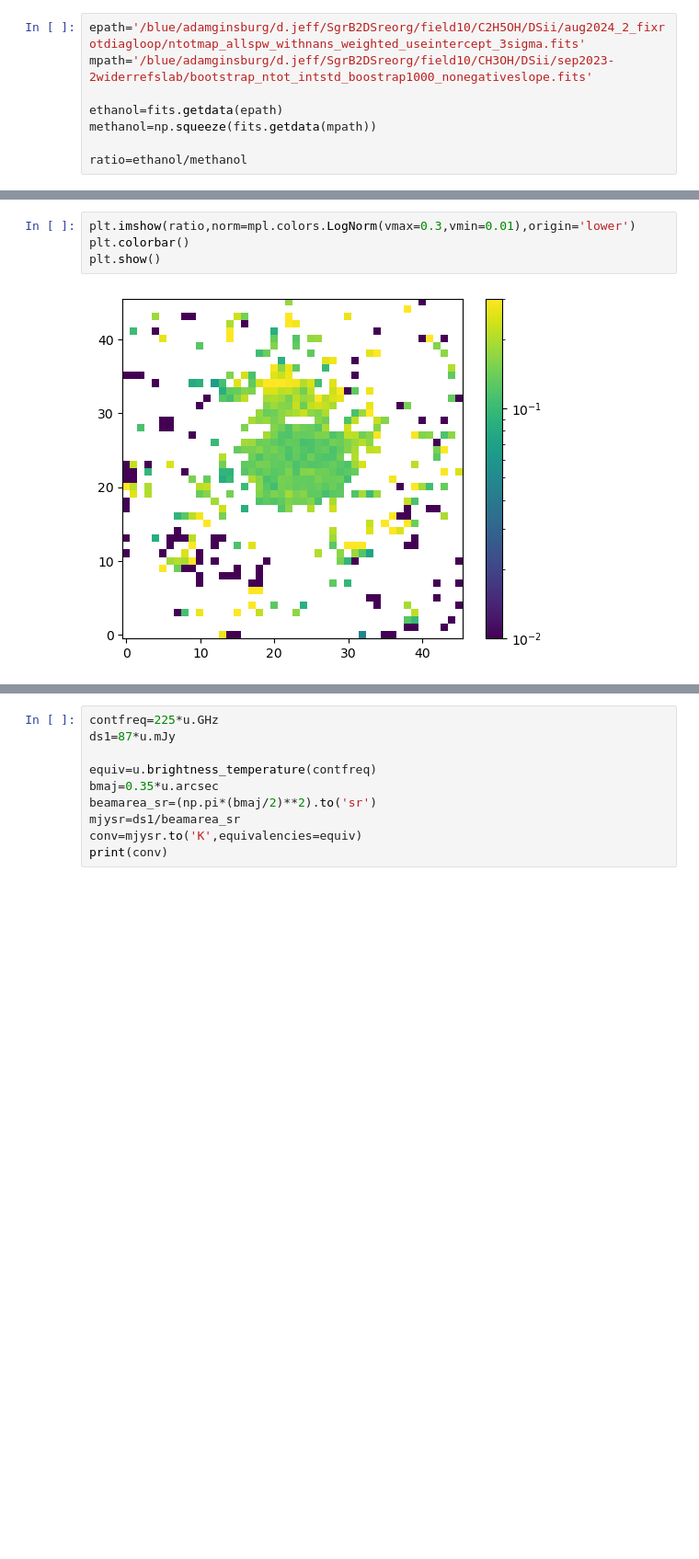
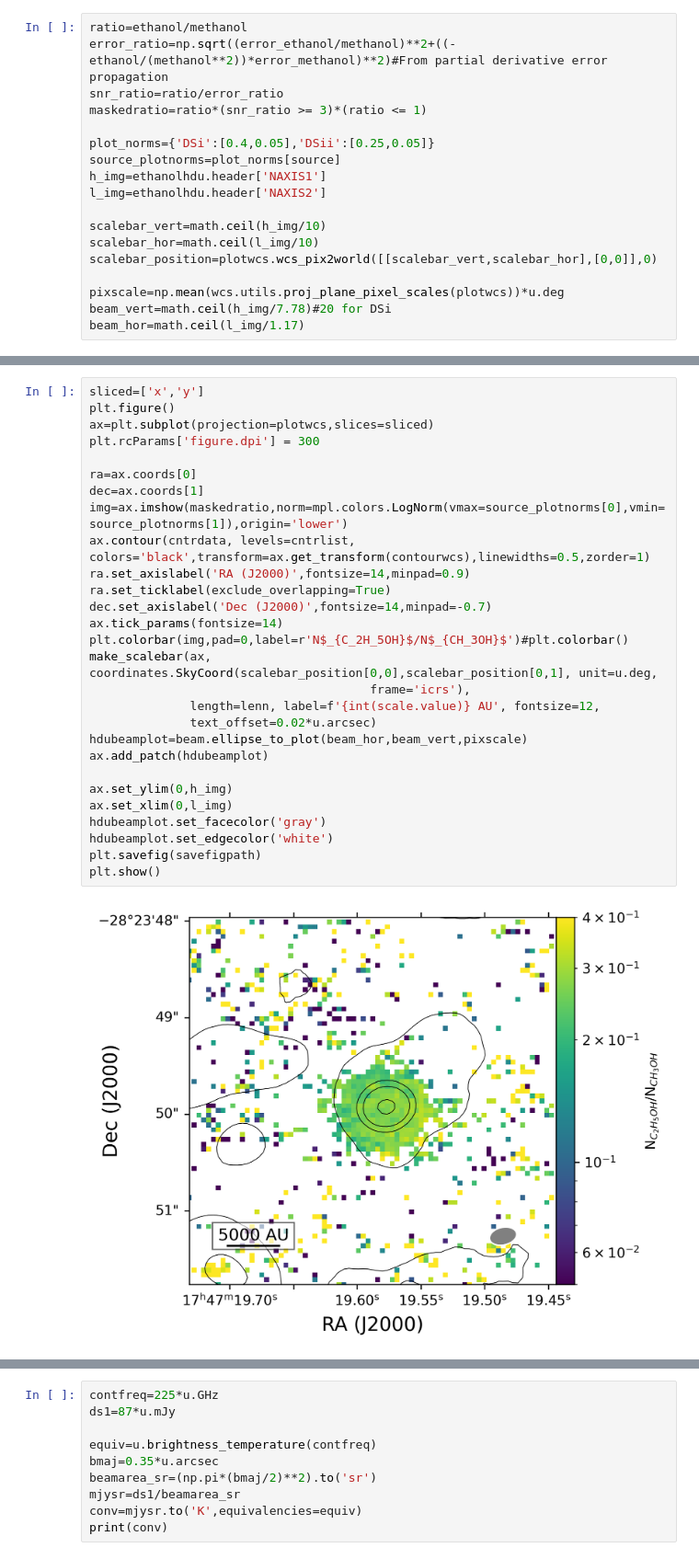
Before and after one commit to djeff1887/SgrB2DS_COMWorkspace, a Jupyter notebook: scripts/quick_ethanol_methanol_ratio.ipynb, the cells around one changed output, grey strips where cells are left out. Shown at 92% size. Drawn from its saved outputs; the diff is of its cells as text; blank space fills up the shorter version.

```diff
--- a/scripts/quick_ethanol_methanol_ratio.ipynb
+++ b/scripts/quick_ethanol_methanol_ratio.ipynb
@@ -6,8 +73,18 @@ import matplotlib as mpl
 # %%
-epath='/blue/adamginsburg/d.jeff/SgrB2DSreorg/field10/C2H5OH/DSii/aug2024_2_fixrotdiagloop/ntotmap_allspw_withnans_weighted_useintercept_3sigma.fits'
-mpath='/blue/adamginsburg/d.jeff/SgrB2DSreorg/field10/CH3OH/DSii/sep2023-2widerrefslab/bootstrap_ntot_intstd_boostrap1000_nonegativeslope.fits'
+ratio=ethanol/methanol
+error_ratio=np.sqrt((error_ethanol/methanol)**2+((-ethanol/(methanol**2))*error_methanol)**2)#From partial derivative error propagation
+snr_ratio=ratio/error_ratio
+maskedratio=ratio*(snr_ratio >= 3)*(ratio <= 1)
 
-ethanol=fits.getdata(epath)
-methanol=np.squeeze(fits.getdata(mpath))
+plot_norms={'DSi':[0.4,0.05],'DSii':[0.25,0.05]}
+source_plotnorms=plot_norms[source]
+h_img=ethanolhdu.header['NAXIS1']
+l_img=ethanolhdu.header['NAXIS2']
 
-ratio=ethanol/methanol
+scalebar_vert=math.ceil(h_img/10)
+scalebar_hor=math.ceil(l_img/10)
+scalebar_position=plotwcs.wcs_pix2world([[scalebar_vert,scalebar_hor],[0,0]],0)
+
+pixscale=np.mean(wcs.utils.proj_plane_pixel_scales(plotwcs))*u.deg
+beam_vert=math.ceil(h_img/7.78)#20 for DSi
+beam_hor=math.ceil(l_img/1.17)
@@ -14,6 +99,30 @@ ratio=ethanol/methanol
 # %%
-plt.imshow(ratio,norm=mpl.colors.LogNorm(vmax=0.3,vmin=0.01),origin='lower')
-plt.colorbar()
+sliced=['x','y']
+plt.figure()
+ax=plt.subplot(projection=plotwcs,slices=sliced)
+plt.rcParams['figure.dpi'] = 300
+
+ra=ax.coords[0]
+dec=ax.coords[1]
+img=ax.imshow(maskedratio,norm=mpl.colors.LogNorm(vmax=source_plotnorms[0],vmin=source_plotnorms[1]),origin='lower')
+ax.contour(cntrdata, levels=cntrlist, colors='black',transform=ax.get_transform(contourwcs),linewidths=0.5,zorder=1)
+ra.set_axislabel('RA (J2000)',fontsize=14,minpad=0.9)
+ra.set_ticklabel(exclude_overlapping=True)
+dec.set_axislabel('Dec (J2000)',fontsize=14,minpad=-0.7)
+ax.tick_params(fontsize=14)
+plt.colorbar(img,pad=0,label=r'N$_{C_2H_5OH}$/N$_{CH_3OH}$')#plt.colorbar()
+make_scalebar(ax, coordinates.SkyCoord(scalebar_position[0,0],scalebar_position[0,1], unit=u.deg,
+                                       frame='icrs'),
+              length=lenn, label=f'{int(scale.value)} AU', fontsize=12,
+              text_offset=0.02*u.arcsec)
+hdubeamplot=beam.ellipse_to_plot(beam_hor,beam_vert,pixscale)
+ax.add_patch(hdubeamplot)
+
+ax.set_ylim(0,h_img)
+ax.set_xlim(0,l_img)
+hdubeamplot.set_facecolor('gray')
+hdubeamplot.set_edgecolor('white')
+plt.savefig(savefigpath)
 plt.show()
 # %% [output]
-[figure, old version]
+[figure, new version]
```
Also changed, not shown: parts of 4 cells of this notebook, 10 other files.
